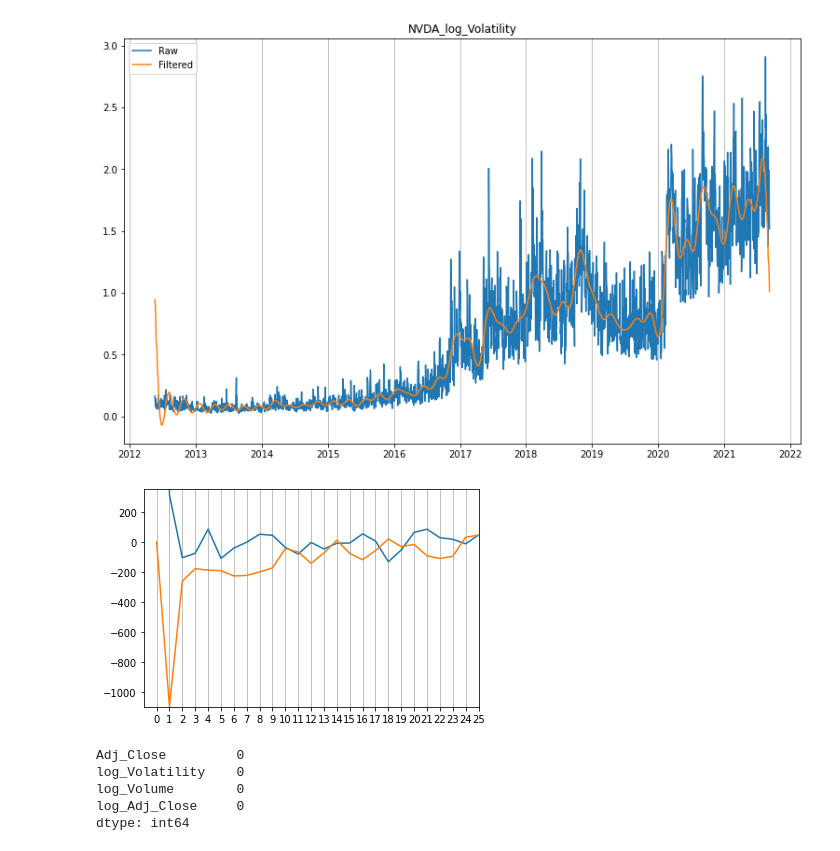
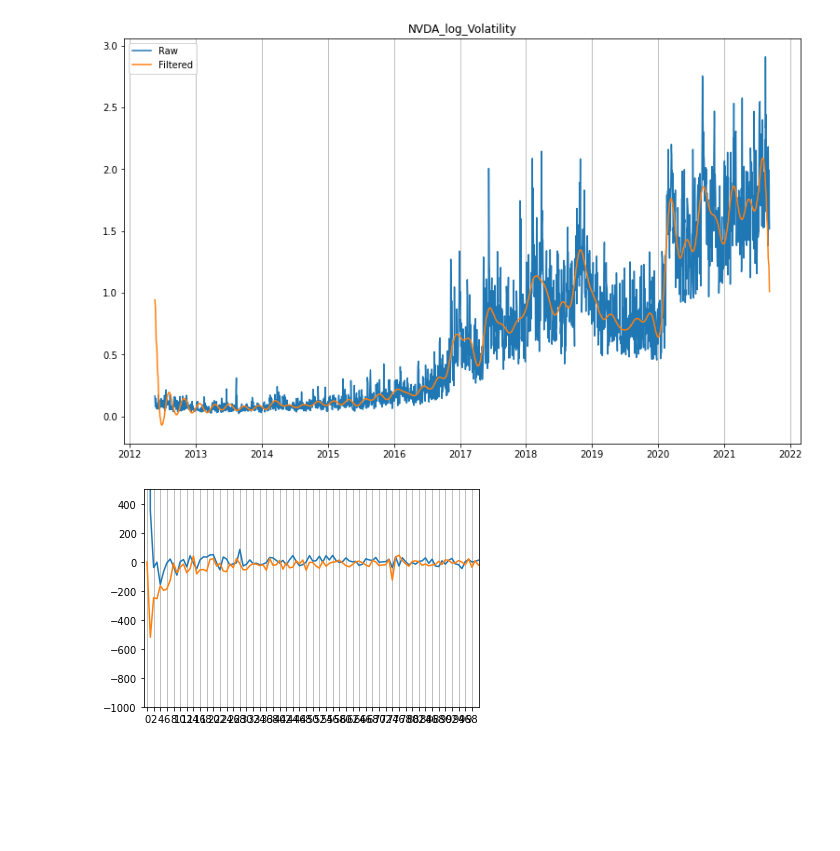
Before and after one commit to soraew/stock_quantiative_analysis, a Jupyter notebook: src/nasdaq.ipynb, the cells around one changed output. Drawn from its saved outputs; the diff is of its cells as text; code cells hidden in the pictures; blank space fills up the shorter version.

```diff
--- a/src/nasdaq.ipynb
+++ b/src/nasdaq.ipynb
@@ -1,34 +139,5 @@
 # %%
-#!/Users/soraward/opt/miniconda3/bin/python3
-data_root = "../data/"
-# ML stuff
-import numpy as np
-from numpy.fft import *
-import torch
-from sklearn.linear_model import Lasso
-import pandas as pd
-
-
-from PIL import Image
-# plotting
-import matplotlib.pyplot as plt
-import seaborn as sns
-import matplotlib as mpl
-mpl.rc('image', cmap='gray')
-
-# basic stuff
-import datetime
-import requests
-import io
-from collections import Counter
-
-
-from statsmodels.graphics.tsaplots import plot_acf
-from statsmodels.graphics.tsaplots import plot_pacf
-
-
-
-
+# if __name__ == "__main__":
 # read data
 # for now, reading only unitl ebay
 nasdaq = pd.read_csv(data_root + "NASDAQ_100_Data_From_2010.csv", sep="\t")
@@ -160,17 +179,13 @@ plot_filtered(nasdaq)
 # %%
+# get dominant frequency using fft
+stock_signal = get_stock(nasdaq)["log_Volume"]
+freq = rfft(stock_signal)
 plt.plot(freq.real)
 plt.plot(freq.imag)
-plt.xlim(-1, 25)
-plt.xticks(list(range(0, 26)))
-plt.ylim(-1100, 350)
+x_end = 100
+plt.xlim(-1, x_end)
+plt.xticks(list(range(0, x_end, 2)))
+plt.ylim(-1000, 500)
 plt.grid(axis="x")
 # %% [output]
-[figure, old version]
+[figure, new version]
-# %%
-get_stock(nasdaq, "AMZN").isna().sum()
-# %% [output]
-Adj_Close         0
-log_Volatility    0
-log_Volume        0
-log_Adj_Close     0
-dtype: int64
```
Also changed, not shown: parts of 7 cells of this notebook, 1 other file.
